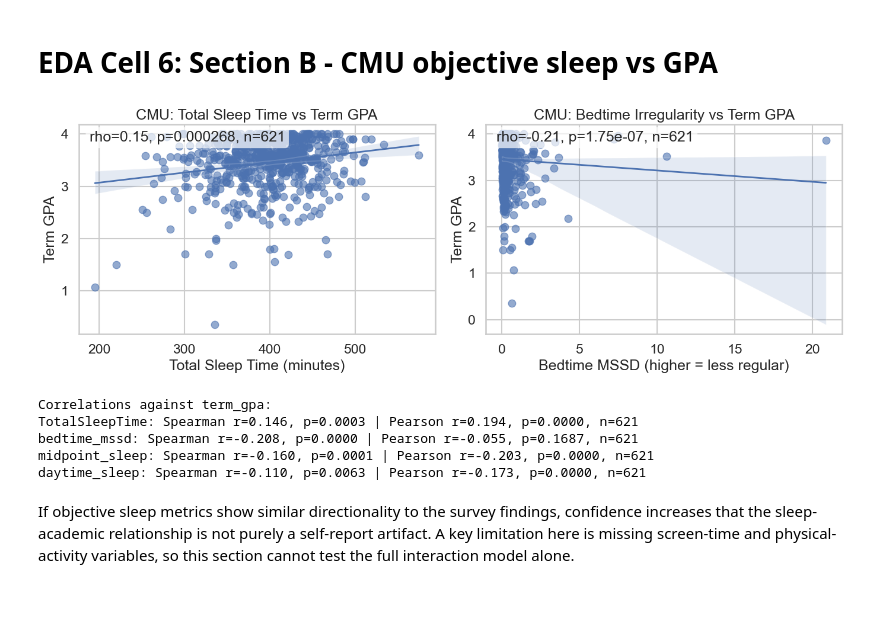
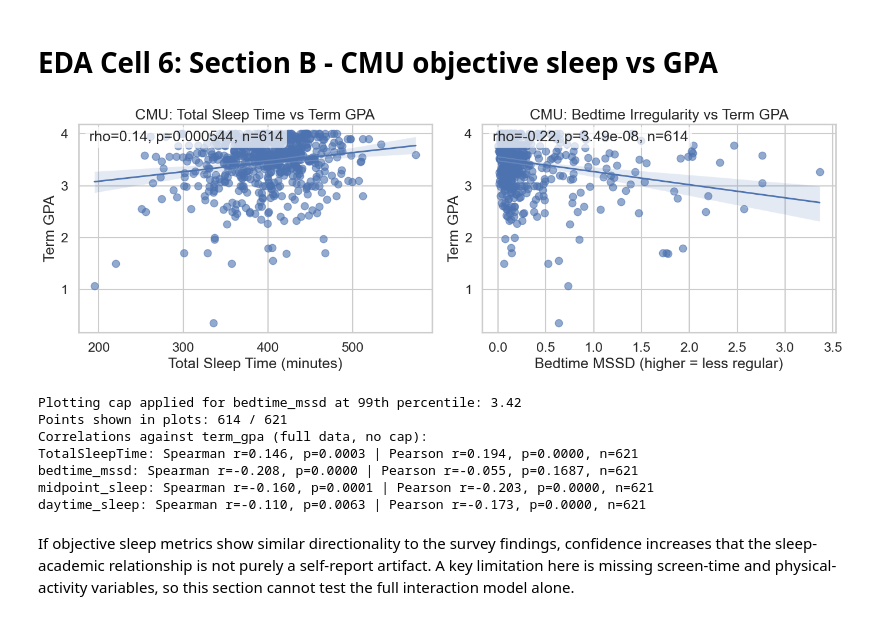
Before and after one commit to COGS108/Group097_WI26, a Jupyter notebook: 02-EDACheckpoint.ipynb, the cells around one changed output. Cells and saved outputs as stored; diff of their text form; code cells hidden in the pictures.

```diff
--- a/02-EDACheckpoint.ipynb
+++ b/02-EDACheckpoint.ipynb
@@ -871,7 +871,7 @@ if set(["device_before_sleep", "sleep_quality", "physical_activity"]).issubset(d
 
     for col in ["device_before_sleep", "sleep_quality", "physical_activity"]:
         if not pd.api.types.is_numeric_dtype(tmp[col]):
-            tmp[col] = pd.Categorical(tmp[col]).codes
+            tmp[col] = ordinal_codes(tmp[col], col)
 
     tmp["activity_group"] = np.where(
         tmp["physical_activity"] >= tmp["physical_activity"].median(),
@@ -881,8 +881,29 @@ if set(["device_before_sleep", "sleep_quality", "physical_activity"]).issubset(d
 
     plt.figure(figsize=(10, 6))
     ax = plt.gca()
-    annotated_regplot(tmp[tmp["activity_group"] == "Lower activity"], "device_before_sleep", "sleep_quality", ax, "Lower activity")
-    annotated_regplot(tmp[tmp["activity_group"] == "Higher activity"], "device_before_sleep", "sleep_quality", ax, "Higher activity")
+
+    # Stacked annotations on the LEFT
+    annotated_regplot(
+        tmp[tmp["activity_group"] == "Lower activity"],
+        "device_before_sleep",
+        "sleep_quality",
+        ax,
+        "Lower activity",
+        text_x=0.03,
+        text_y=0.97,
+        text_ha="left",
+    )
+    annotated_regplot(
+        tmp[tmp["activity_group"] == "Higher activity"],
+        "device_before_sleep",
+        "sleep_quality",
+        ax,
+        "Higher activity",
+        text_x=0.03,
+        text_y=0.89,
+        text_ha="left",
+    )
+
     ax.legend()
     ax.set_title("Survey Dataset: Device Use vs Sleep Quality by Activity Group")
     ax.set_xlabel("Device Use Before Sleep")
@@ -900,33 +921,43 @@ Next, we test whether sleep-academic relationships persist in objectively measur
 # %% [markdown]
 # EDA Cell 6: Section B - CMU objective sleep vs GPA
 # %%
+# EDA Cell 6: Section B - CMU objective sleep vs GPA
 cols_b = [c for c in ["TotalSleepTime", "bedtime_mssd", "midpoint_sleep", "daytime_sleep", "term_gpa"] if c in df2.columns]
 d2 = df2[cols_b].dropna().copy()
 
+# Plot-only cap to reduce leverage from extreme bedtime irregularity values
+mssd_cap = d2["bedtime_mssd"].quantile(0.99)
+d2_plot = d2[d2["bedtime_mssd"] <= mssd_cap].copy()
+
 fig, axes = plt.subplots(1, 2, figsize=(14, 5))
-annotated_regplot(d2, "TotalSleepTime", "term_gpa", axes[0])
+annotated_regplot(d2_plot, "TotalSleepTime", "term_gpa", axes[0])
 axes[0].set_title("CMU: Total Sleep Time vs Term GPA")
 axes[0].set_xlabel("Total Sleep Time (minutes)")
 axes[0].set_ylabel("Term GPA")
 
-annotated_regplot(d2, "bedtime_mssd", "term_gpa", axes[1])
+annotated_regplot(d2_plot, "bedtime_mssd", "term_gpa", axes[1])
 axes[1].set_title("CMU: Bedtime Irregularity vs Term GPA")
 axes[1].set_xlabel("Bedtime MSSD (higher = less regular)")
 axes[1].set_ylabel("Term GPA")
 
 plt.tight_layout()
 plt.show()
 
-print("Correlations against term_gpa:")
+print(f"Plotting cap applied for bedtime_mssd at 99th percentile: {mssd_cap:.2f}")
+print(f"Points shown in plots: {len(d2_plot)} / {len(d2)}")
+
+print("Correlations against term_gpa (full data, no cap):")
 for col in ["TotalSleepTime", "bedtime_mssd", "midpoint_sleep", "daytime_sleep"]:
     if col in d2.columns:
         s = d2[[col, "term_gpa"]].dropna()
         sr, sp = spearmanr(s[col], s["term_gpa"])
         pr, pp = pearsonr(s[col], s["term_gpa"])
         print(f"{col}: Spearman r={sr:.3f}, p={sp:.4f} | Pearson r={pr:.3f}, p={pp:.4f}, n={len(s)}")
 # %% [output]
-[figure, old version]
+[figure, new version]
-Correlations against term_gpa:
+Plotting cap applied for bedtime_mssd at 99th percentile: 3.42
+Points shown in plots: 614 / 621
+Correlations against term_gpa (full data, no cap):
 TotalSleepTime: Spearman r=0.146, p=0.0003 | Pearson r=0.194, p=0.0000, n=621
 bedtime_mssd: Spearman r=-0.208, p=0.0000 | Pearson r=-0.055, p=0.1687, n=621
 midpoint_sleep: Spearman r=-0.160, p=0.0001 | Pearson r=-0.203, p=0.0000, n=621
```
Also changed, not shown: parts of 2 cells of this notebook.
